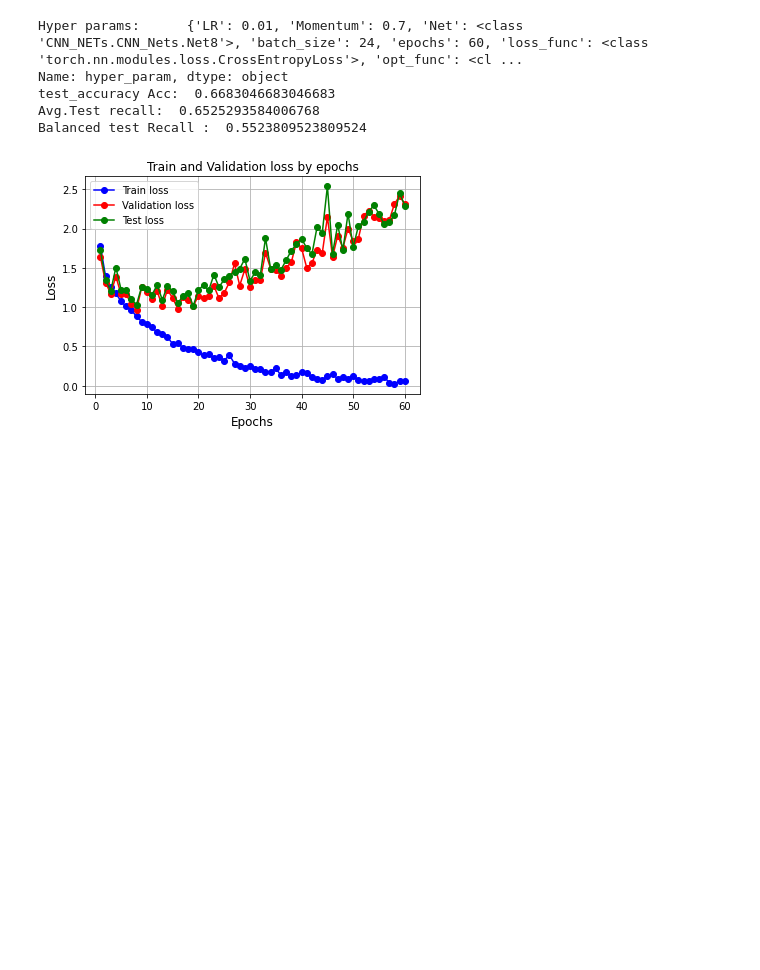
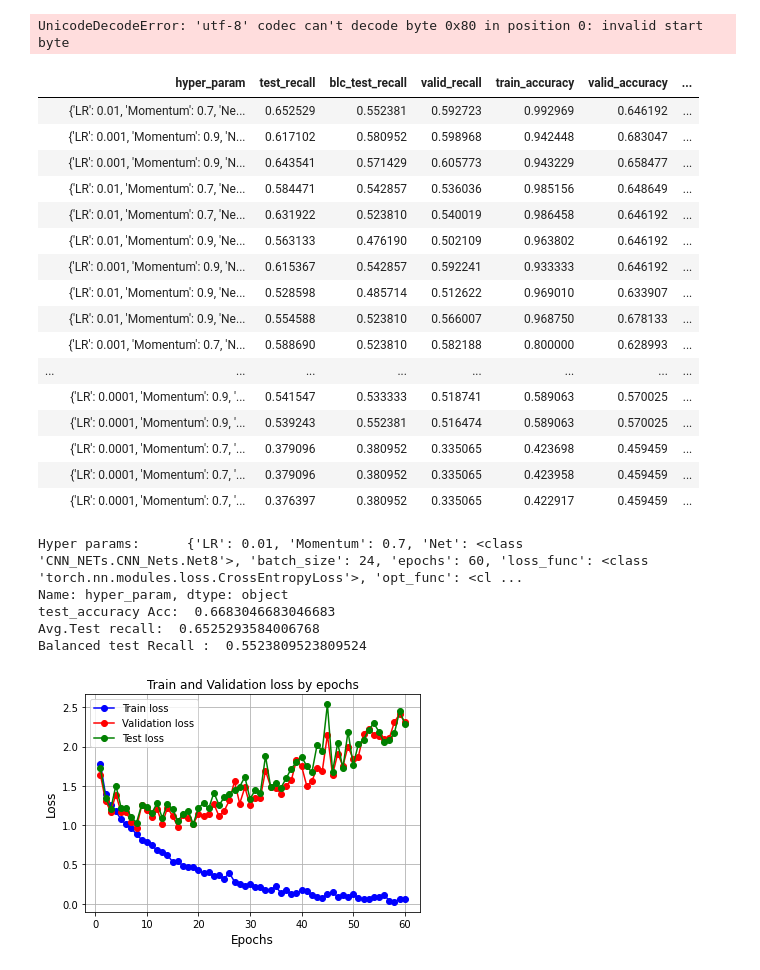
Before and after one commit to sepandms/SkinCare, a Jupyter notebook: GridSearch_Results.ipynb, the cells around one changed output. Cells and saved outputs as stored; diff of their text form; code cells hidden in the pictures; blank space fills up the shorter version.

```diff
--- a/GridSearch_Results.ipynb
+++ b/GridSearch_Results.ipynb
@@ -46,11 +52,33 @@ files
 # %%
 # f = "AtuoEncoder_20_Jun_2022_06-48.pkl"
 f = '280x210_19_Jun_2022_02_51.csv'
-f = 'AtuoEncoder_20_Jun_2022_18-17.pkl'
+f = 'AtuoEncoder_20_Jun_2022_21-50.pkl'
 
 try: GridSrach = pickle.load(open(G_Grid + '/' + f , 'rb'))
 except: GridSrach = pd.read_csv(G_Grid + '/' + f)
 GridSrach.sort_values('test_accuracy', ascending=False, inplace=True)
+# %% [output]
+UnicodeDecodeError: 'utf-8' codec can't decode byte 0x80 in position 0: invalid start byte
+# %%
+GridSrach
+# %% [output]
+|  | hyper_param | test_recall | blc_test_recall | valid_recall | train_accuracy | valid_accuracy | ... |
+|  | {'LR': 0.01, 'Momentum': 0.7, 'Ne... | 0.652529 | 0.552381 | 0.592723 | 0.992969 | 0.646192 | ... |
+|  | {'LR': 0.001, 'Momentum': 0.9, 'N... | 0.617102 | 0.580952 | 0.598968 | 0.942448 | 0.683047 | ... |
+|  | {'LR': 0.001, 'Momentum': 0.9, 'N... | 0.643541 | 0.571429 | 0.605773 | 0.943229 | 0.658477 | ... |
+|  | {'LR': 0.01, 'Momentum': 0.7, 'Ne... | 0.584471 | 0.542857 | 0.536036 | 0.985156 | 0.648649 | ... |
+|  | {'LR': 0.01, 'Momentum': 0.7, 'Ne... | 0.631922 | 0.523810 | 0.540019 | 0.986458 | 0.646192 | ... |
+|  | {'LR': 0.01, 'Momentum': 0.9, 'Ne... | 0.563133 | 0.476190 | 0.502109 | 0.963802 | 0.646192 | ... |
+|  | {'LR': 0.001, 'Momentum': 0.9, 'N... | 0.615367 | 0.542857 | 0.592241 | 0.933333 | 0.646192 | ... |
+|  | {'LR': 0.01, 'Momentum': 0.9, 'Ne... | 0.528598 | 0.485714 | 0.512622 | 0.969010 | 0.633907 | ... |
+|  | {'LR': 0.01, 'Momentum': 0.9, 'Ne... | 0.554588 | 0.523810 | 0.566007 | 0.968750 | 0.678133 | ... |
+|  | {'LR': 0.001, 'Momentum': 0.7, 'N... | 0.588690 | 0.523810 | 0.582188 | 0.800000 | 0.628993 | ... |
+| ... | ... | ... | ... | ... | ... | ... | ... |
+|  | {'LR': 0.0001, 'Momentum': 0.9, '... | 0.541547 | 0.533333 | 0.518741 | 0.589063 | 0.570025 | ... |
+|  | {'LR': 0.0001, 'Momentum': 0.9, '... | 0.539243 | 0.552381 | 0.516474 | 0.589063 | 0.570025 | ... |
+|  | {'LR': 0.0001, 'Momentum': 0.7, '... | 0.379096 | 0.380952 | 0.335065 | 0.423698 | 0.459459 | ... |
+|  | {'LR': 0.0001, 'Momentum': 0.7, '... | 0.379096 | 0.380952 | 0.335065 | 0.423958 | 0.459459 | ... |
+|  | {'LR': 0.0001, 'Momentum': 0.7, '... | 0.376397 | 0.380952 | 0.335065 | 0.422917 | 0.459459 | ... |
 # %%
 n = [0,1,2,3,4]
 n = range(100)
```
Also changed, not shown: parts of 2 cells of this notebook, 1 other file.
